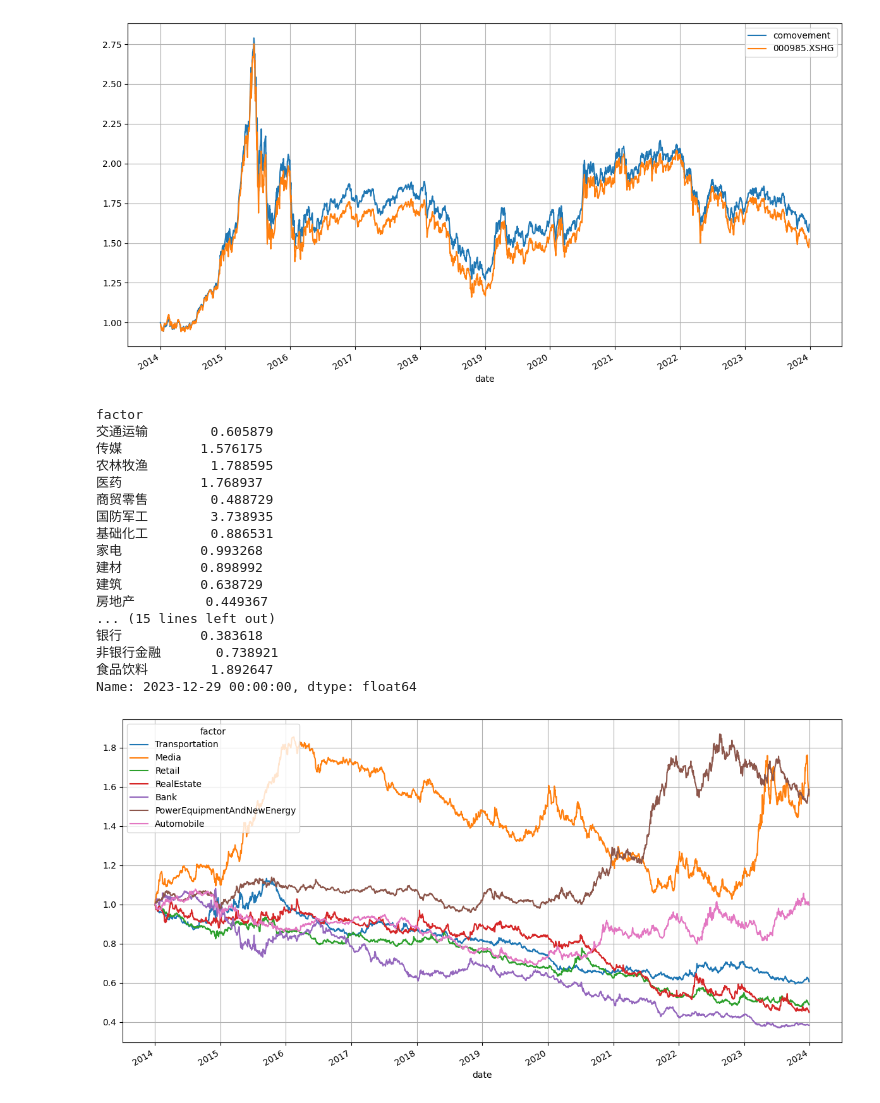
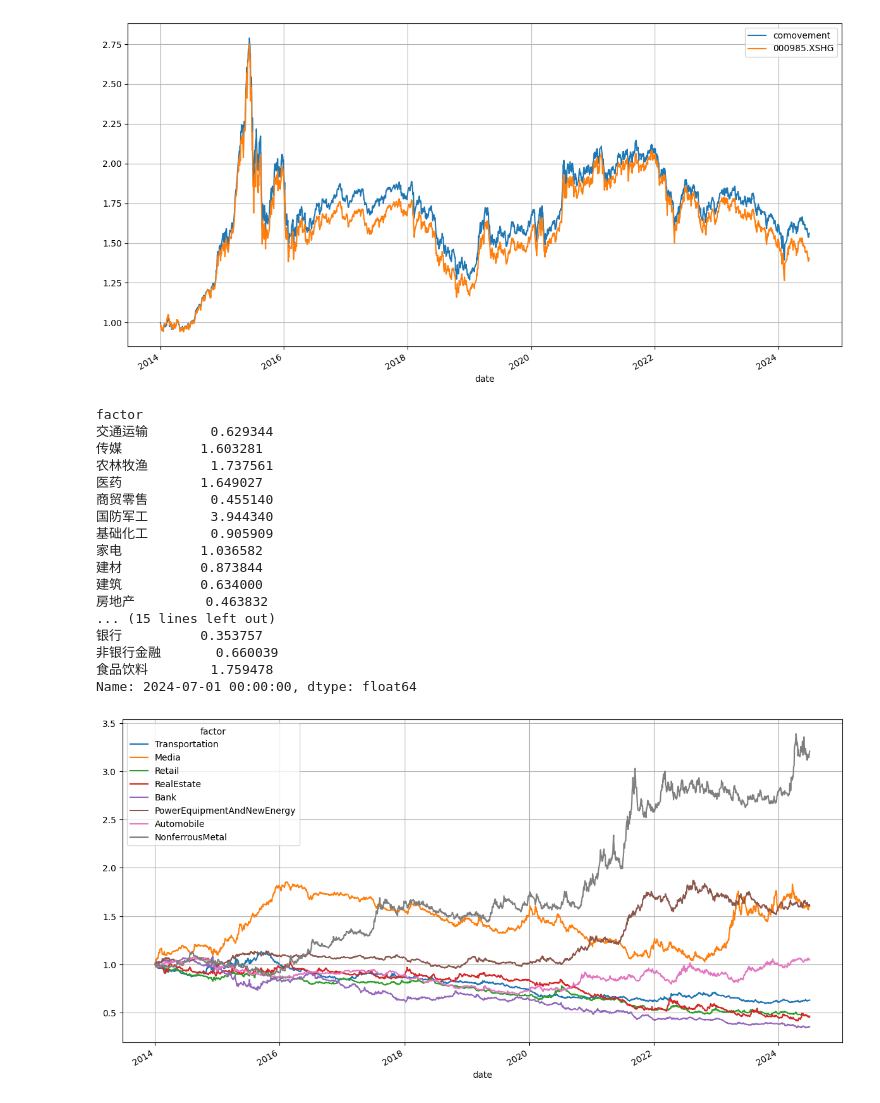
Before and after one commit to ppoak/factool, a Jupyter notebook: script/barra_model.ipynb, the cells around one changed output. Saved outputs shown, nothing was run; the diff lists cells and outputs as text; code cells hidden in the pictures.

```diff
--- a/script/barra_model.ipynb
+++ b/script/barra_model.ipynb
@@ -6,8 +9,8 @@ import factorlab as lab
 import quool
 barra_returns = quool.DatetimeTable('/home/data/barra-returns-rq')
 # %%
-df = (1 + barra_returns.read(start='20140101', stop='20240101')).cumprod()
-index = (1 + lab.index_quotes_day.read('close',code='000985.XSHG',start='20140101',stop='20240101').pct_change(fill_method=None)).cumprod()
+df = (1 + barra_returns.read(start='20140101', stop='20240701')).cumprod()
+index = (1 + lab.index_quotes_day.read('close',code='000985.XSHG',start='20140101',stop='20240701').pct_change(fill_method=None)).cumprod()
 
 df[['size', 'beta', 'momentum',
        'residual_volatility', 'non_linear_size', 'book_to_price',
@@ -19,7 +22,7 @@ plt.tight_layout()
 combined = pd.concat([df['comovement'], index['000985.XSHG']], axis=1).plot(figsize=(12, 6), grid=True)
 plt.tight_layout()
 # %% [output]
-[figure, old version]
+[figure, new version]
 # %%
 df[['交通运输', '传媒', '农林牧渔', '医药', '商贸零售', '国防军工', '基础化工', '家电',
        '建材', '建筑', '房地产', '有色金属', '机械', '汽车', '消费者服务', '煤炭', '电力及公用事业',
@@ -27,22 +30,22 @@ df[['交通运输', '传媒', '农林牧渔', '医药', '商贸零售', '国防
        '非银行金融', '食品饮料']].iloc[-1,:]
 # %% [output]
 factor
-交通运输        0.605879
-传媒          1.576175
-农林牧渔        1.788595
-医药          1.768937
-商贸零售        0.488729
-国防军工        3.738935
-基础化工        0.886531
-家电          0.993268
-建材          0.898992
-建筑          0.638729
-房地产         0.449367
+交通运输        0.629344
+传媒          1.603281
+农林牧渔        1.737561
+医药          1.649027
+商贸零售        0.455140
+国防军工        3.944340
+基础化工        0.905909
+家电          1.036582
+建材          0.873844
+建筑          0.634000
+房地产         0.463832
 ... (15 lines left out)
-银行          0.383618
-非银行金融       0.738921
-食品饮料        1.892647
-Name: 2023-12-29 00:00:00, dtype: float64
+银行          0.353757
+非银行金融       0.660039
+食品饮料        1.759478
+Name: 2024-07-01 00:00:00, dtype: float64
 # %%
 column_mapping = {
     '交通运输': 'Transportation',
@@ -51,32 +54,32 @@ column_mapping = {
     '医药': 'Medicine',
     '商贸零售': 'Retail',
     '国防军工': 'Defense',
     '基础化工': 'BasicChemical',
     '家电': 'HouseholdAppliance',
     '建材': 'BuildingMaterials',
     '建筑': 'Construction',
     '房地产': 'RealEstate',
     '有色金属': 'NonferrousMetal',
     '机械': 'Machinery',
     '汽车': 'Automobile',
     '消费者服务': 'ConsumerServices',
     '煤炭': 'Coal',
     '电力及公用事业': 'PowerAndUtilities',
     '电力设备及新能源': 'PowerEquipmentAndNewEnergy',
     '电子': 'Electronics',
     '石油石化': 'PetroleumAndChemical',
     '纺织服装': 'TextileAndApparel',
     '综合': 'Comprehensive',
     '计算机': 'Computer',
     '轻工制造': 'LightManufacturing',
     '通信': 'Communication',
     '钢铁': 'Steel',
     '银行': 'Bank',
     '非银行金融': 'NonBankFinancial',
     '食品饮料': 'FoodAndBeverage'
 }
 df = df.rename(columns=column_mapping)
-df[['Transportation', 'Media', 'Retail', 'RealEstate', 'Bank', 'PowerEquipmentAndNewEnergy', 'Automobile']].plot(figsize=(12, 6), grid=True)
+df[['Transportation', 'Media', 'Retail', 'RealEstate', 'Bank', 'PowerEquipmentAndNewEnergy', 'Automobile', 'NonferrousMetal']].plot(figsize=(12, 6), grid=True)
 plt.tight_layout()
 # %% [output]
-[figure, old version]
+[figure, new version]
```
Also changed, not shown: parts of 2 cells of this notebook, 3 other files.
